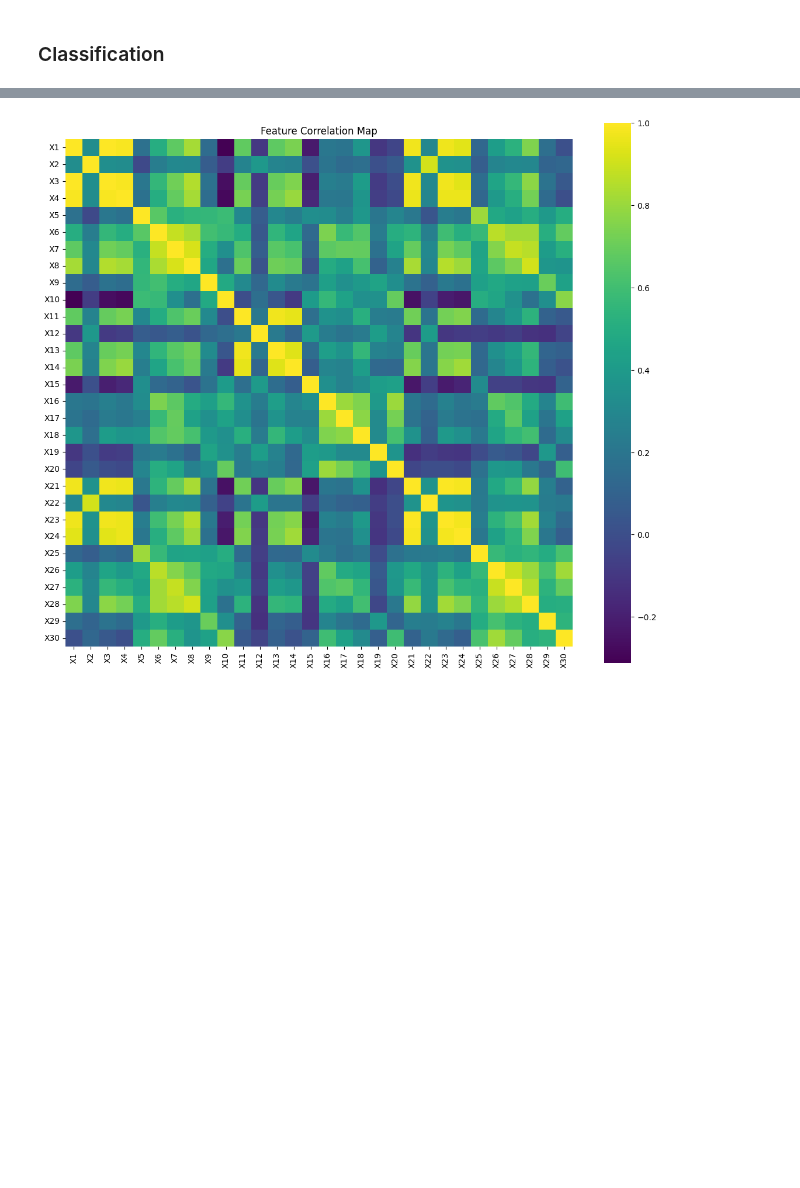
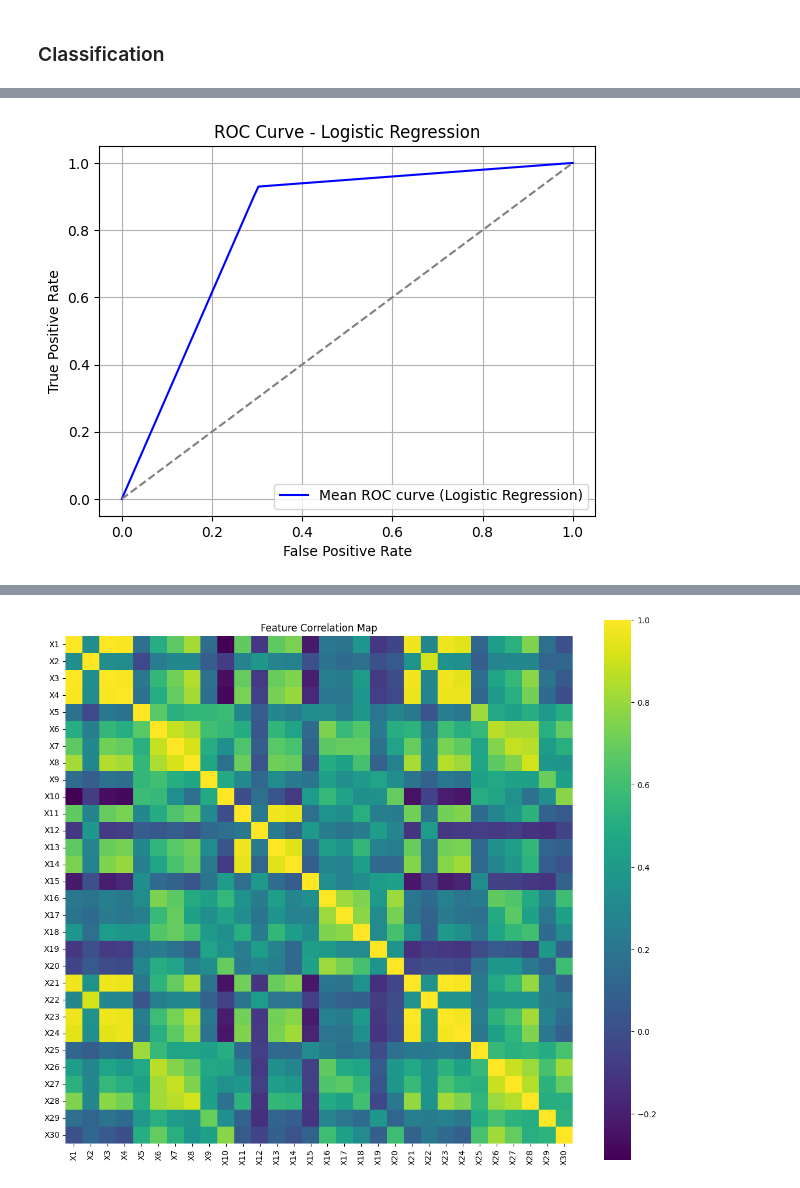
Before and after one commit to Elisaottoboni/Machine-Learning-University-of-Oslo, a Jupyter notebook: Project2/partB.ipynb, the cells around one changed output, grey strips where cells are left out. Saved outputs shown, nothing was run; the diff lists cells and outputs as text; code cells hidden in the pictures; blank space fills up the shorter version.

```diff
--- a/Project2/partB.ipynb
+++ b/Project2/partB.ipynb
@@ -508,0 +765,76 @@ RuntimeWarning: overflow encountered in matmul
+# %%
+import numpy as np
+import matplotlib.pyplot as plt
+from sklearn.datasets import load_breast_cancer
+from sklearn.model_selection import train_test_split
+from sklearn.preprocessing import MinMaxScaler
+from sklearn.metrics import roc_curve, auc
+from scipy import interpolate
+from FFNN_class import *
+
+%matplotlib inline
+
+# Load dataset
+wisconsin = load_breast_cancer()
+X = wisconsin.data
+target = wisconsin.target
+target = target.reshape(target.shape[0], 1)
+
+# Normalize the data
+scaler = MinMaxScaler()
+X = scaler.fit_transform(X)
+
+# Set parameters
+n_splits = 10
+random_state = 2023
+test_size = 0.2
+
+# Initialize arrays to hold the results for ROC
+tpr_list = []  # True Positive Rates
+fpr_list = []  # False Positive Rates
+
+# Run multiple splits
+for _ in range(n_splits):
+    X_train, X_val, t_train, t_val = train_test_split(X, target, test_size=test_size, random_state=random_state)
+
+    # Define and train logistic regression model
+    input_nodes = X_train.shape[1]
+    output_nodes = 1
+    logistic_regression = FFNN((input_nodes, output_nodes), output_func=sigmoid, cost_func=CostLogReg, seed=random_state)
+
+    # Reset weights
+    logistic_regression.reset_weights()
+
+    # Train the model
+    scheduler = Adam(eta=1e-3, rho=0.9, rho2=0.999)
+    logistic_regression.fit(X_train, t_train, scheduler, epochs=1000, X_val=X_val, t_val=t_val)
+
+    # Predictions on the validation set
+    predictions_prob = logistic_regression.predict(X_val).flatten()
+
+    # Compute ROC curve
+    fpr, tpr, _ = roc_curve(t_val, predictions_prob)
+    fpr_list.append(fpr)
+    tpr_list.append(tpr)
+
+# Interpolating the TPR at common FPR values
+mean_fpr = np.linspace(0, 1, 100)
+mean_tpr = np.zeros_like(mean_fpr)
+
+for i in range(n_splits):
+    tpr_interp = interpolate.interp1d(fpr_list[i], tpr_list[i], bounds_error=False, fill_value="extrapolate")
+    mean_tpr += tpr_interp(mean_fpr)
+
+mean_tpr /= n_splits
+
+# Plot the average ROC curve for logistic regression
+plt.figure()
+plt.plot(mean_fpr, mean_tpr, color='b', label='Mean ROC curve (Logistic Regression)')
+plt.plot([0, 1], [0, 1], color='gray', linestyle='--')
+plt.xlabel('False Positive Rate')
+plt.ylabel('True Positive Rate')
+plt.title('ROC Curve - Logistic Regression')
+plt.legend(loc='lower right')
+plt.grid()
+plt.show()
+# %% [output]
@@ -508,0 +852 @@ RuntimeWarning: overflow encountered in matmul
+[figure, added]
```
Also changed, not shown: parts of 8 cells of this notebook, 5 other files.
